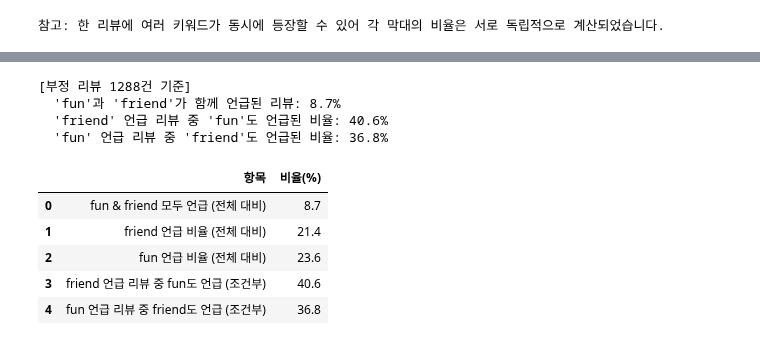
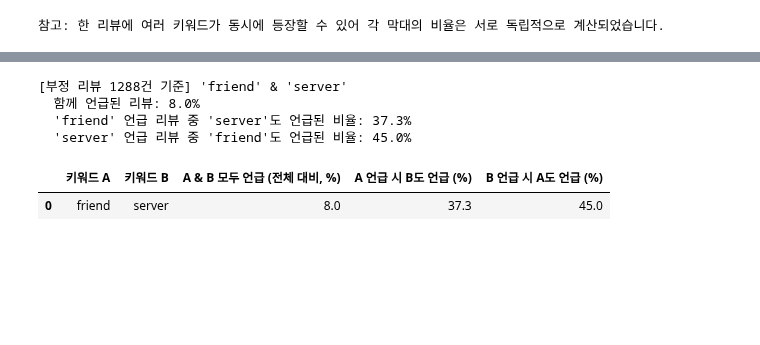
Before and after one commit to juri-lee54/softeer-w1-t3, a Jupyter notebook: missions/w2/wordcloud/meccha_wordcloud.ipynb, the cells around one changed output, grey strips where cells are left out. Saved outputs shown, nothing was run; the diff lists cells and outputs as text; code cells hidden in the pictures; blank space fills up the shorter version.

Commit message:
[feat] friend + server

```diff
--- a/missions/w2/wordcloud/meccha_wordcloud.ipynb
+++ b/missions/w2/wordcloud/meccha_wordcloud.ipynb
@@ -391,57 +391,62 @@ plot_keyword_bar(keyword_share, len(df_negative))
 # %%
+import itertools
+
+KEYWORDS = ["friend", "server"]
+
+
+def contains_keyword(df_negative: pd.DataFrame, keyword: str) -> pd.Series:
+    pattern = r"\b" + re.escape(keyword) + r"[a-z]*\b"
+    return df_negative["clean_text"].str.contains(pattern, regex=True)
+
+
 def compute_pair_cooccurrence(df_negative: pd.DataFrame, keyword_a: str, keyword_b: str) -> dict:
     """두 키워드의 동시 등장 비율과, 한 키워드가 등장했을 때 다른 키워드도 등장할 조건부 비율을 계산"""
     total_reviews = len(df_negative)
-
-    def contains(keyword):
-        pattern = r"\b" + re.escape(keyword) + r"[a-z]*\b"
-        return df_negative["clean_text"].str.contains(pattern, regex=True)
-
-    mask_a = contains(keyword_a)
-    mask_b = contains(keyword_b)
+    mask_a = contains_keyword(df_negative, keyword_a)
+    mask_b = contains_keyword(df_negative, keyword_b)
     mask_both = mask_a & mask_b
 
     given_a_pct = mask_both.sum() / mask_a.sum() * 100 if mask_a.sum() else 0.0
     given_b_pct = mask_both.sum() / mask_b.sum() * 100 if mask_b.sum() else 0.0
 
     return {
+        "keyword_a": keyword_a,
+        "keyword_b": keyword_b,
         "both_pct": mask_both.sum() / total_reviews * 100,
-        f"{keyword_a}_pct": mask_a.sum() / total_reviews * 100,
-        f"{keyword_b}_pct": mask_b.sum() / total_reviews * 100,
-        f"{keyword_b}_given_{keyword_a}_pct": given_a_pct,
-        f"{keyword_a}_given_{keyword_b}_pct": given_b_pct,
+        "a_given_b_pct": given_b_pct,
+        "b_given_a_pct": given_a_pct,
     }
 
 
-fun_friend_stats = compute_pair_cooccurrence(df_negative, "friend", "fun")
+pair_results = [
+    compute_pair_cooccurrence(df_negative, kw_a, kw_b)
+    for kw_a, kw_b in itertools.combinations(KEYWORDS, 2)
+]
 
-print(f"[부정 리뷰 {len(df_negative)}건 기준]")
-print(f"  'fun'과 'friend'가 함께 언급된 리뷰: {fun_friend_stats['both_pct']:.1f}%")
-print(f"  'friend' 언급 리뷰 중 'fun'도 언급된 비율: {fun_friend_stats['fun_given_friend_pct']:.1f}%")
-print(f"  'fun' 언급 리뷰 중 'friend'도 언급된 비율: {fun_friend_stats['friend_given_fun_pct']:.1f}%")
+for r in pair_results:
+    print(f"[부정 리뷰 {len(df_negative)}건 기준] \'{r['keyword_a']}\' & \'{r['keyword_b']}\'")
+    print(f"  함께 언급된 리뷰: {r['both_pct']:.1f}%")
+    print(f"  \'{r['keyword_a']}\' 언급 리뷰 중 \'{r['keyword_b']}\'도 언급된 비율: {r['b_given_a_pct']:.1f}%")
+    print(f"  \'{r['keyword_b']}\' 언급 리뷰 중 \'{r['keyword_a']}\'도 언급된 비율: {r['a_given_b_pct']:.1f}%")
+    print()
 # %% [output]
-[부정 리뷰 1288건 기준]
-  'fun'과 'friend'가 함께 언급된 리뷰: 8.7%
-  'friend' 언급 리뷰 중 'fun'도 언급된 비율: 40.6%
-  'fun' 언급 리뷰 중 'friend'도 언급된 비율: 36.8%
+[부정 리뷰 1288건 기준] 'friend' & 'server'
+  함께 언급된 리뷰: 8.0%
+  'friend' 언급 리뷰 중 'server'도 언급된 비율: 37.3%
+  'server' 언급 리뷰 중 'friend'도 언급된 비율: 45.0%
 # %%
 # 결과를 표로 정리
-pair_table = pd.DataFrame(
-    [
-        ("fun & friend 모두 언급 (전체 대비)", fun_friend_stats["both_pct"]),
-        ("friend 언급 비율 (전체 대비)", fun_friend_stats["friend_pct"]),
-        ("fun 언급 비율 (전체 대비)", fun_friend_stats["fun_pct"]),
-        ("friend 언급 리뷰 중 fun도 언급 (조건부)", fun_friend_stats["fun_given_friend_pct"]),
-        ("fun 언급 리뷰 중 friend도 언급 (조건부)", fun_friend_stats["friend_given_fun_pct"]),
-    ],
-    columns=["항목", "비율(%)"],
-)
-pair_table["비율(%)"] = pair_table["비율(%)"].round(1)
+pair_table = pd.DataFrame(pair_results)[
+    ["keyword_a", "keyword_b", "both_pct", "b_given_a_pct", "a_given_b_pct"]
+].rename(columns={
+    "keyword_a": "키워드 A",
+    "keyword_b": "키워드 B",
+    "both_pct": "A & B 모두 언급 (전체 대비, %)",
+    "b_given_a_pct": "A 언급 시 B도 언급 (%)",
+    "a_given_b_pct": "B 언급 시 A도 언급 (%)",
+})
+pair_table = pair_table.round(1)
 display(pair_table)
 # %% [output]
-|  | 항목 | 비율(%) |
-| 0 | fun & friend 모두 언급 (전체 대비) | 8.7 |
-| 1 | friend 언급 비율 (전체 대비) | 21.4 |
-| 2 | fun 언급 비율 (전체 대비) | 23.6 |
-| 3 | friend 언급 리뷰 중 fun도 언급 (조건부) | 40.6 |
-| 4 | fun 언급 리뷰 중 friend도 언급 (조건부) | 36.8 |
+|  | 키워드 A | 키워드 B | A & B 모두 언급 (전체 대비, %) | A 언급 시 B도 언급 (%) | B 언급 시 A도 언급 (%) |
+| 0 | friend | server | 8.0 | 37.3 | 45.0 |
```
Also changed, not shown: parts of 2 cells of this notebook.
